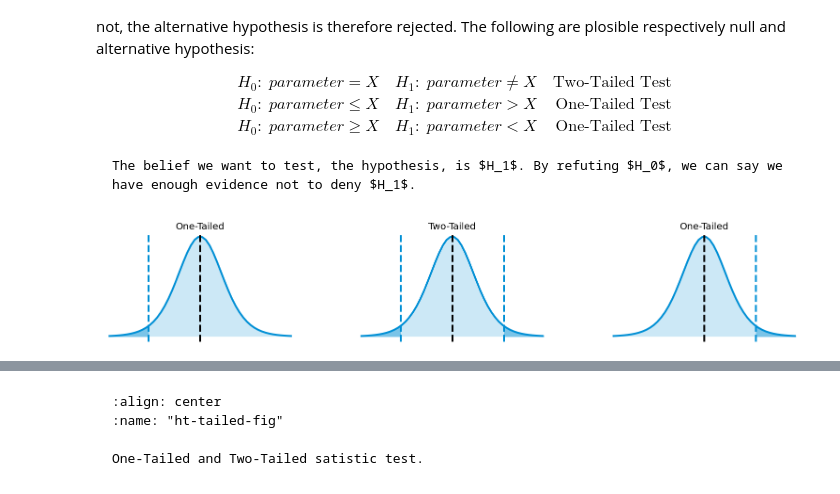
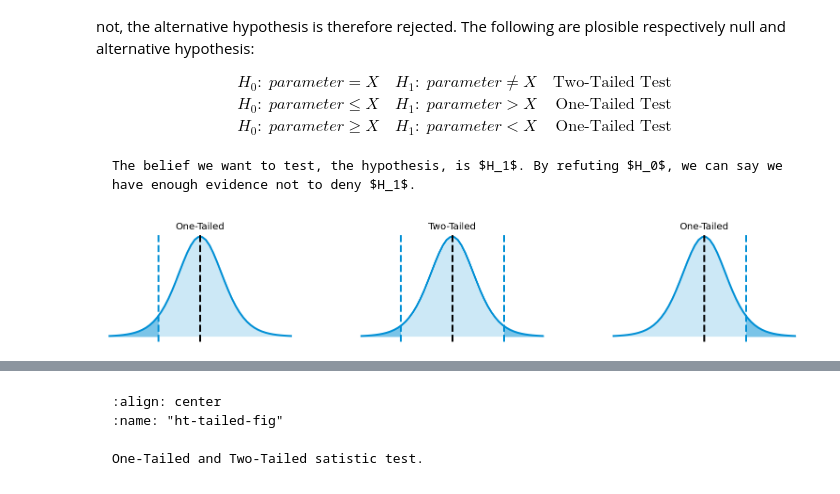
Before and after one commit to yliess86/DataDrivenScienceBook, a Jupyter notebook: _sources/2_applied_mathematics/3_statistical_inference.ipynb, the cells around one changed output, grey strips where cells are left out. Saved outputs shown, nothing was run; the diff lists cells and outputs as text; code cells hidden in the pictures.

```diff
--- a/_sources/2_applied_mathematics/3_statistical_inference.ipynb
+++ b/_sources/2_applied_mathematics/3_statistical_inference.ipynb
@@ -952,37 +952,39 @@ ax2.axvline(0, linestyle="--", color="k")
 ax3.axvline(0, linestyle="--", color="k")
 
 ax1.axvline(-2.26, linestyle="--", color="#008FD5")
-ax2.axvline(-2.26, linestyle="--", color="#008FD5")
+ax2.axvline(-1.83, linestyle="--", color="#008FD5")
 
 ax1.axvline( 2.26, linestyle="--", color="#008FD5")
-ax3.axvline( 2.26, linestyle="--", color="#008FD5")
+ax3.axvline( 1.83, linestyle="--", color="#008FD5")
 
 X = np.linspace(-4, 4)
 ax1.fill_between(X, t.pdf(X, 9), alpha=0.2)
 ax2.fill_between(X, t.pdf(X, 9), alpha=0.2)
 ax3.fill_between(X, t.pdf(X, 9), alpha=0.2)
 
 X = np.linspace(-4, -2.26)
 ax1.fill_between(X, t.pdf(X, 9), alpha=0.4, color="#008FD5")
+X = np.linspace(-4, -1.83)
 ax2.fill_between(X, t.pdf(X, 9), alpha=0.4, color="#008FD5")
 
 X = np.linspace(2.26, 4)
 ax1.fill_between(X, t.pdf(X, 9), alpha=0.4, color="#008FD5")
+X = np.linspace(1.83, 4)
 ax3.fill_between(X, t.pdf(X, 9), alpha=0.4, color="#008FD5")
 
 ax1.set_axis_off()
 ax2.set_axis_off()
 ax3.set_axis_off()
 
 ax1.title.set_text("Two-Tailed")
 ax2.title.set_text("One-Tailed")
 ax3.title.set_text("One-Tailed")
 
 
 fig.subplots_adjust(hspace=0.25, wspace=0.25)
 fig.canvas.draw()
 # %% [output]
-[figure, old version]
+[figure, new version]
 # %%
 from myst_nb import glue
 glue("ht_tailed_fig", fig, display=False)
```
Also changed, not shown: 1 other file.
